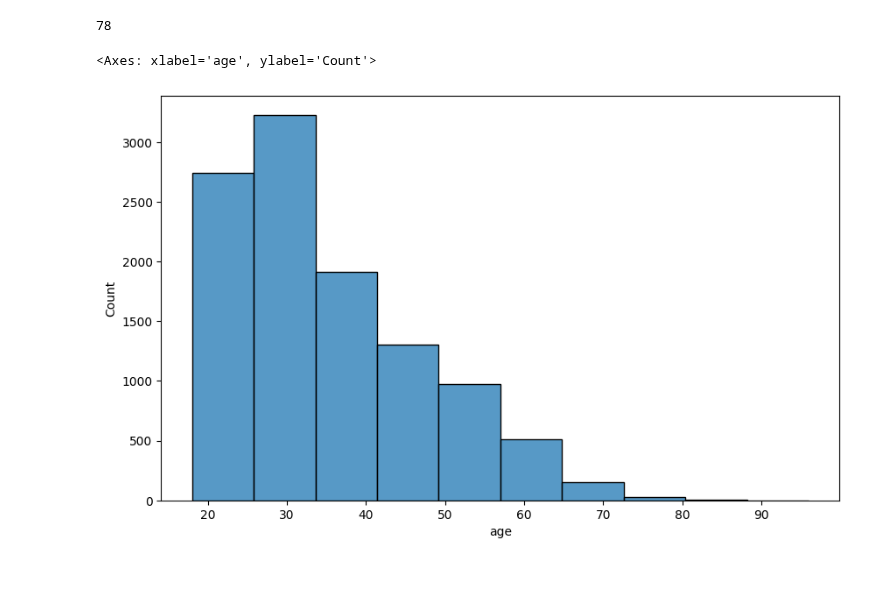
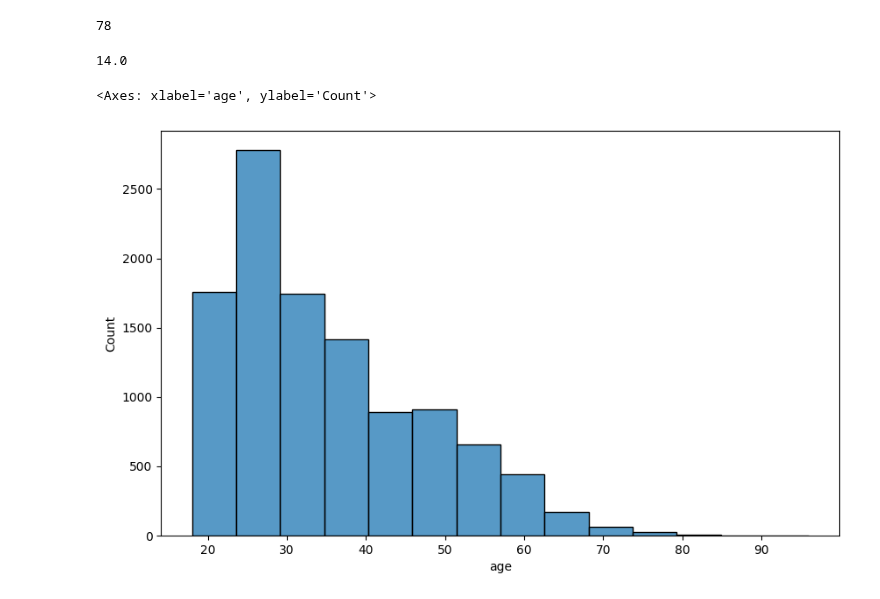
Before and after one commit to chance-roberts/DATA6550-Bias, a Jupyter notebook: Code/Roberts/RobertsC_Module1_Bias.ipynb, the cells around one changed output. Drawn from its saved outputs; the diff is of its cells as text; code cells hidden in the pictures.

```diff
--- a/Code/Roberts/RobertsC_Module1_Bias.ipynb
+++ b/Code/Roberts/RobertsC_Module1_Bias.ipynb
@@ -40,12 +40,17 @@ df_non_dup['age'].max() - df_non_dup['age'].min()
 96
 18
 78
+# %%
+#Use Sturges' Rule to determine an appropriate number of bins
+utils.np.round(utils.np.log2(len(df_non_dup['age'])) + 1)
+# %% [output]
+14.0
 # %%
 #Visualize the age distribution
 utils.plt.figure(figsize=(10, 6))
-utils.sns.histplot(df_non_dup['age'], bins = 10)
+utils.sns.histplot(df_non_dup['age'], bins = 14)
 # %% [output]
 <Axes: xlabel='age', ylabel='Count'>
-[figure, old version]
+[figure, new version]
 # %%
 #Create a table that contains the count for each bin
```
Also changed, not shown: parts of 7 cells of this notebook.
